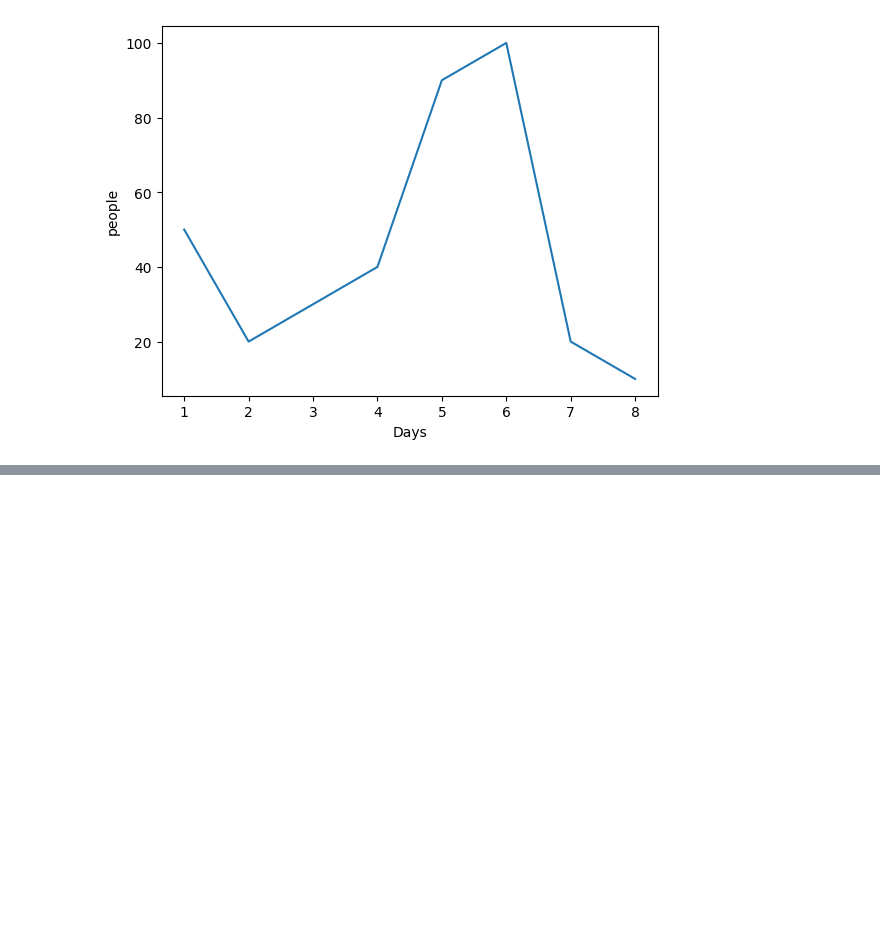
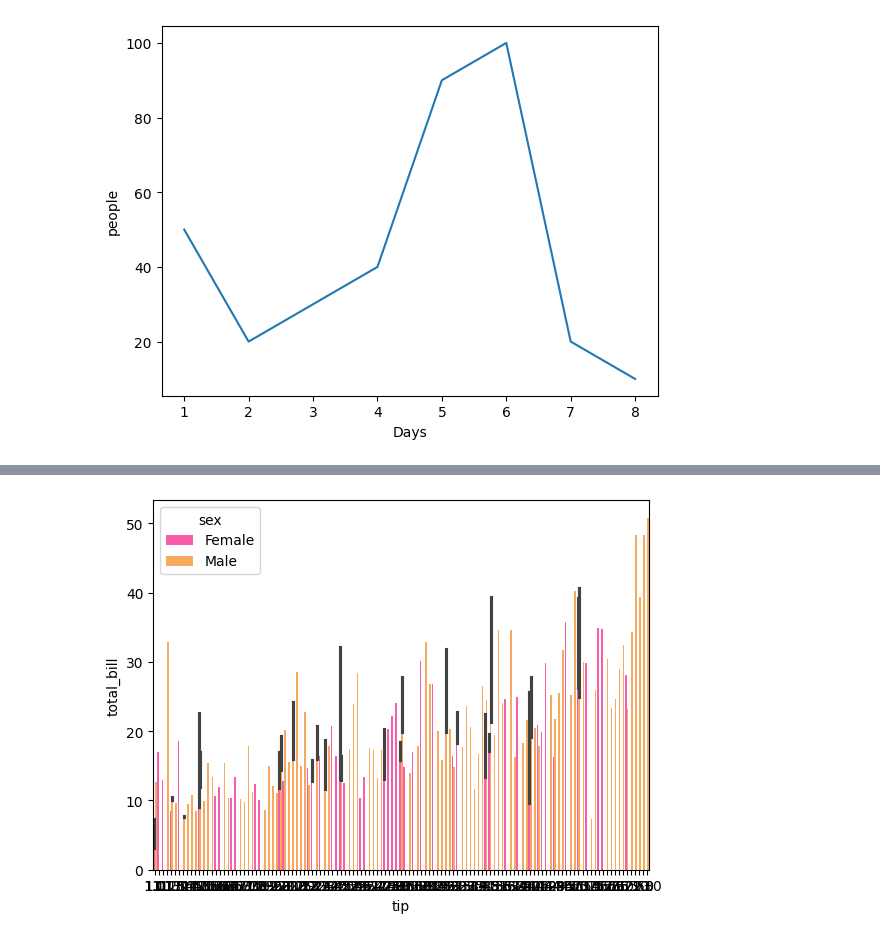
Before and after one commit to rishabh6900/PPNMS, a Jupyter notebook: Seaborn/Seaborn file .ipynb, the cells around one changed output, grey strips where cells are left out. Saved outputs shown, nothing was run; the diff lists cells and outputs as text; code cells hidden in the pictures; blank space fills up the shorter version.

```diff
--- a/Seaborn/Seaborn file .ipynb
+++ b/Seaborn/Seaborn file .ipynb
@@ -22,0 +52,5 @@ sns.lineplot(x="Days",y="people",data= df)
+# %%
+sns.barplot(y ="total_bill",x ="tip",data=df,hue = "sex",palette="spring",saturation=0.9)
+plt.show()
+# %% [output]
+[figure, added]
```
Also changed, not shown: parts of 7 cells of this notebook, 4 other files.
